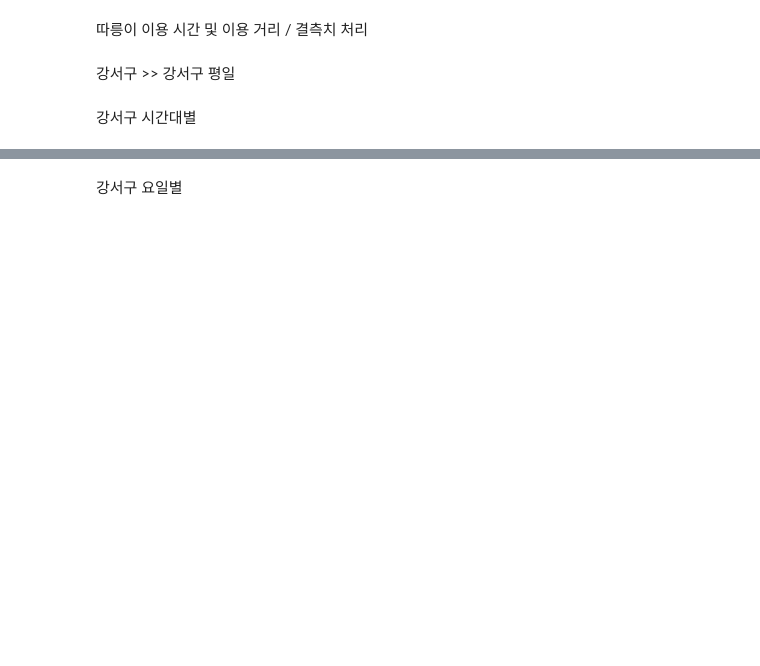
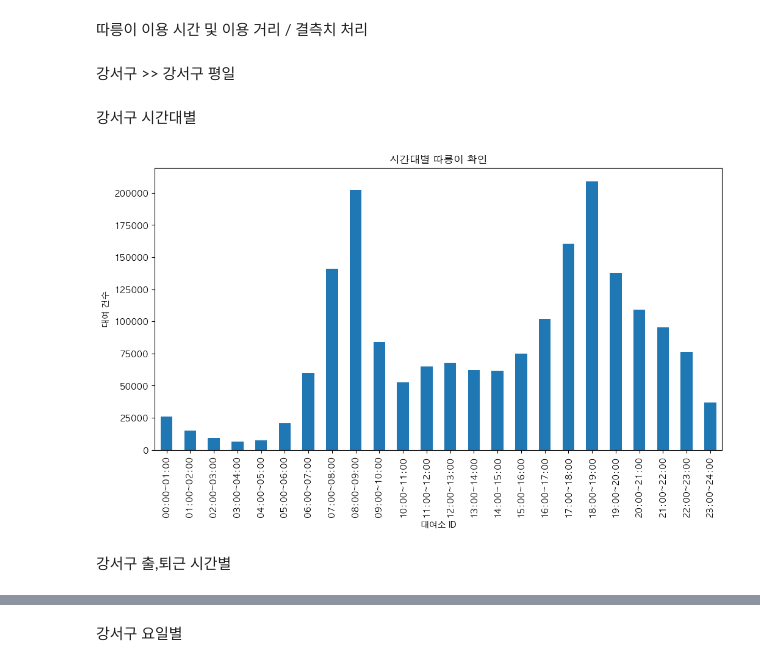
Before and after one commit to minseokpark6/SemiProject_Group3, a Jupyter notebook: Code/Origin/BikeSeoul_SemiGroup3.ipynb, the cells around one changed output, grey strips where cells are left out. Drawn from its saved outputs; the diff is of its cells as text; code cells hidden in the pictures; blank space fills up the shorter version.

```diff
--- a/Code/Origin/BikeSeoul_SemiGroup3.ipynb
+++ b/Code/Origin/BikeSeoul_SemiGroup3.ipynb
@@ -48,0 +207,3 @@ See the caveats in the documentation: https://pandas.pydata.org/pandas-docs/stab
+# %%
+강서_데이터 = pd.read_csv('../../Data/따릉이/강서_따릉이_데이터_01.csv',encoding='utf-8')
+print(강서_데이터.sort_values(by='기준_날짜'))
@@ -49,2 +271,5 @@ See the caveats in the documentation: https://pandas.pydata.org/pandas-docs/stab
 # %% [markdown]
 따릉이 이용 시간 및 이용 거리 / 결측치 처리
+# %%
+# 이용 시간 = 0, 전체 이용 거리 = 0 인 데이터 제거
+강서_데이터 = 강서_데이터[(데이터_01['전체_이용_분'] != 0) & (강서_데이터['전체_이용_거리'] != 0)]
@@ -51,4 +279,30 @@ See the caveats in the documentation: https://pandas.pydata.org/pandas-docs/stab
 # %% [markdown]
 강서구 >> 강서구 평일
+# %%
+강서_데이터['기준_날짜'] = pd.to_datetime(강서_데이터['기준_날짜'], format='%Y/%m/%d')
+
+강서_데이터 = 강서_데이터[강서_데이터['기준_날짜'].dt.dayofweek < 5]
 # %% [markdown]
 강서구 시간대별
+# %%
+def divide_time_range1(time):
+    for hour in range(24):
+        if time < (hour + 1) * 100:
+            return f'{hour:02d}:00~{(hour + 1):02d}:00'
+
+강서_데이터['한시간_구간'] = 강서_데이터['기준_시간대'].apply(divide_time_range1)
+
+# 시간대 구간별로 건수 합산
+강서_시간대별_건수2 = 강서_데이터.groupby('한시간_구간')['전체_건수'].sum()
+# %%
+plt.figure(figsize=(12, 6))
+강서_시간대별_건수2.plot(kind='bar')
+plt.title('시간대별 따릉이 확인')
+plt.xlabel('대여소 ID')
+plt.ylabel('대여 건수')
+plt.xticks(rotation=90)
+plt.show()
+# %% [output]
+[figure, added]
+# %% [markdown]
+강서구 출,퇴근 시간별
```
Also changed, not shown: parts of 24 cells of this notebook.
